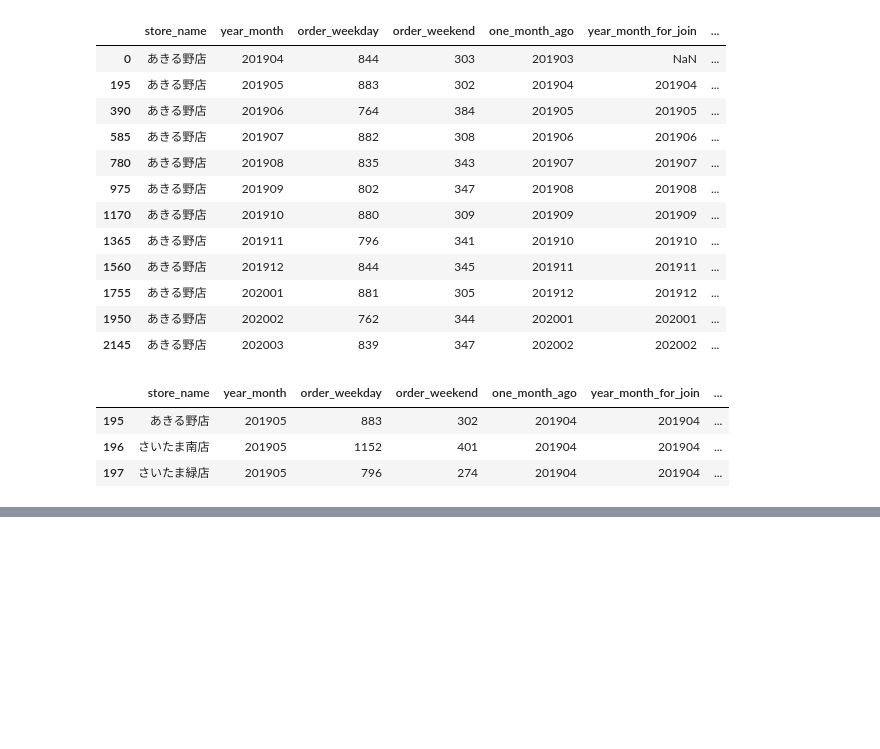
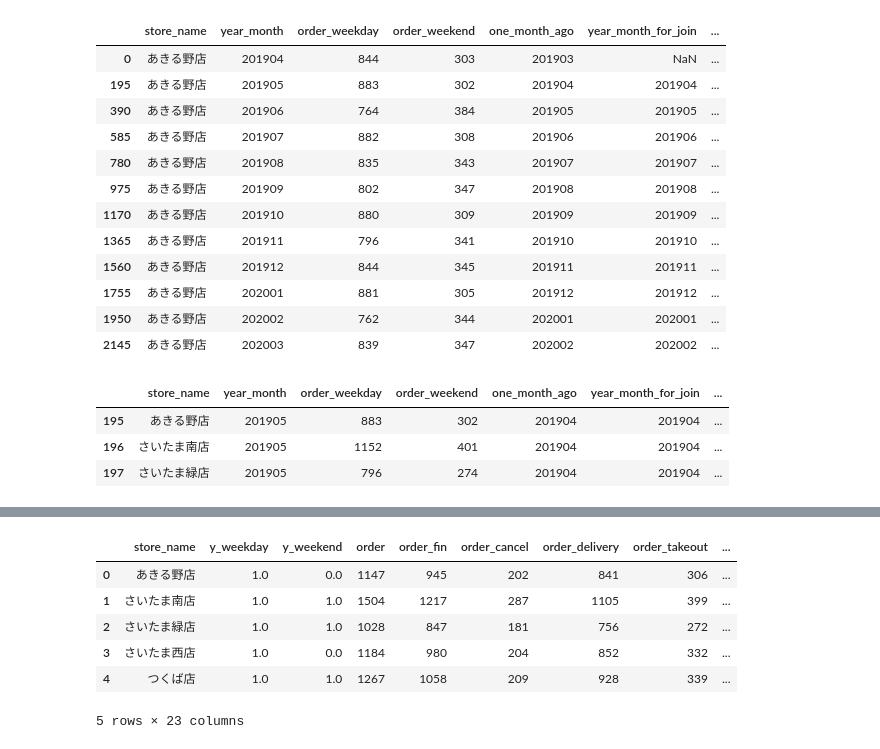
Before and after one commit to 1024xx4/machine_learning_system_100_knocks, a Jupyter notebook: section6/section6.ipynb, the cells around one changed output, grey strips where cells are left out. Drawn from its saved outputs; the diff is of its cells as text; code cells hidden in the pictures; blank space fills up the shorter version.

```diff
--- a/section6/section6.ipynb
+++ b/section6/section6.ipynb
@@ -402,0 +384,13 @@ store_
+# %%
+# 不要な列の削除
+del ml_data['target_year_month']
+del ml_data['one_month_ago']
+ml_data.head()
+# %% [output]
+|  | store_name | y_weekday | y_weekend | order | order_fin | order_cancel | order_delivery | order_takeout | ... |
+| 0 | あきる野店 | 1.0 | 0.0 | 1147 | 945 | 202 | 841 | 306 | ... |
+| 1 | さいたま南店 | 1.0 | 1.0 | 1504 | 1217 | 287 | 1105 | 399 | ... |
+| 2 | さいたま緑店 | 1.0 | 1.0 | 1028 | 847 | 181 | 756 | 272 | ... |
+| 3 | さいたま西店 | 1.0 | 0.0 | 1184 | 980 | 204 | 852 | 332 | ... |
+| 4 | つくば店 | 1.0 | 1.0 | 1267 | 1058 | 209 | 928 | 339 | ... |
+5 rows × 23 columns
```
Also changed, not shown: parts of 6 cells of this notebook.
